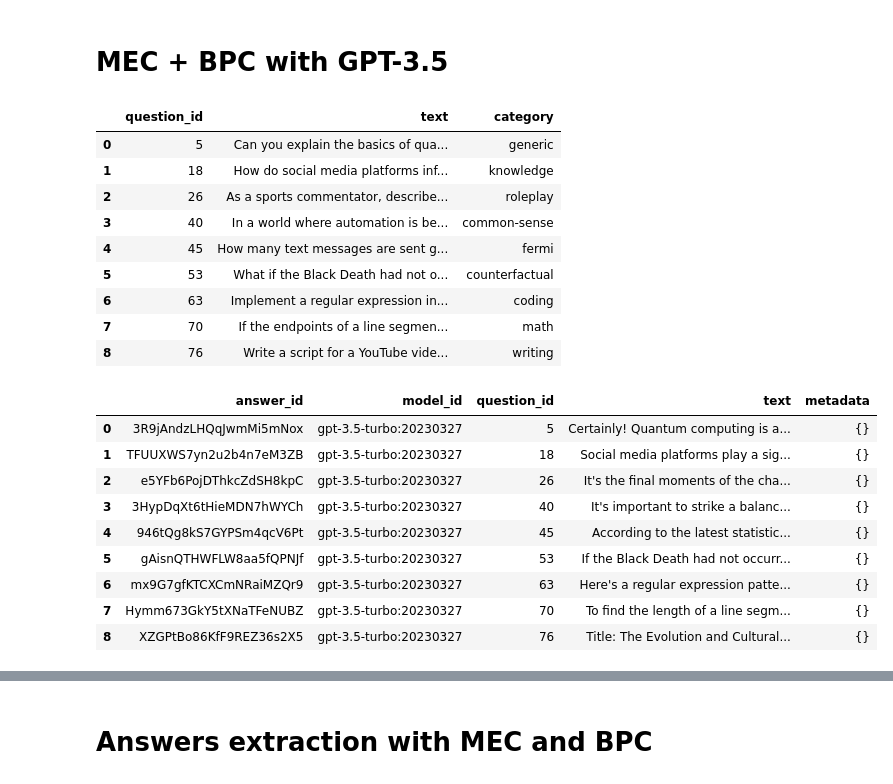
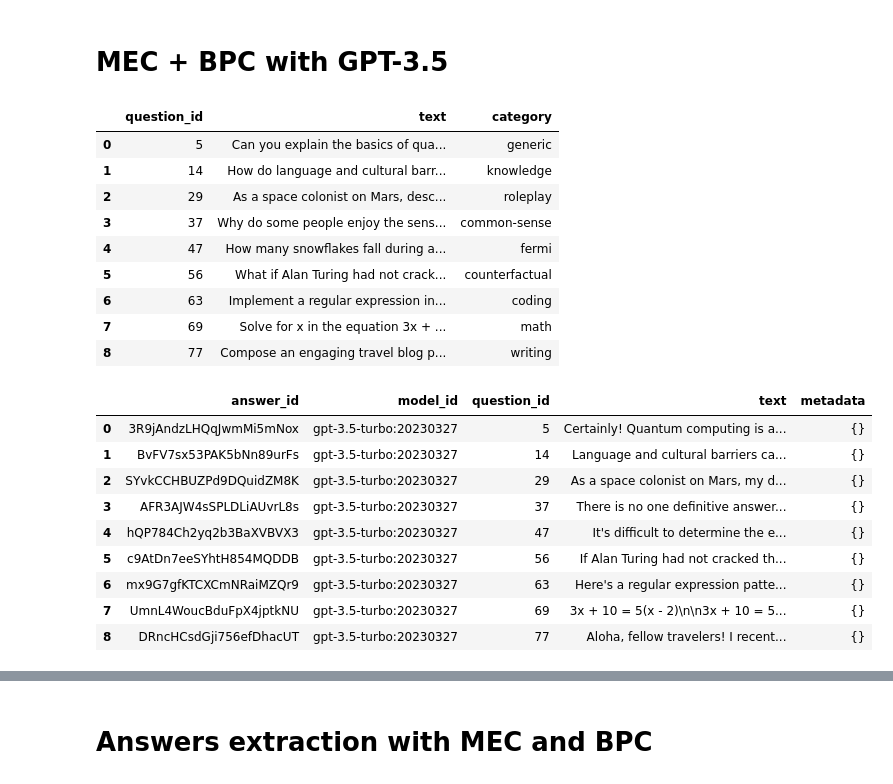
Before and after one commit to Thesis-LLM-as-a-judge-AUAS/fair-eval, a Jupyter notebook: sampled_vicuna_merging.ipynb, the cells around one changed output, grey strips where cells are left out. Drawn from its saved outputs; the diff is of its cells as text; code cells hidden in the pictures.

```diff
--- a/sampled_vicuna_merging.ipynb
+++ b/sampled_vicuna_merging.ipynb
@@ -86,29 +91,29 @@ vanilla_dropped_df.to_json('./vicuna/vanilla-vicuna.json', orient='records', lin
 # %%
-mec_questions_df = pd.read_json('./sampled/questions/2.jsonl', lines=True)
+mec_questions_df = pd.read_json(f'./sampled/questions/{MEC_QUESTION_NUMBER}.jsonl', lines=True)
 mec_questions_df
 # %% [output]
 |  | question_id | text | category |
 | 0 | 5 | Can you explain the basics of qua... | generic |
-| 1 | 18 | How do social media platforms inf... | knowledge |
-| 2 | 26 | As a sports commentator, describe... | roleplay |
-| 3 | 40 | In a world where automation is be... | common-sense |
-| 4 | 45 | How many text messages are sent g... | fermi |
-| 5 | 53 | What if the Black Death had not o... | counterfactual |
+| 1 | 14 | How do language and cultural barr... | knowledge |
+| 2 | 29 | As a space colonist on Mars, desc... | roleplay |
+| 3 | 37 | Why do some people enjoy the sens... | common-sense |
+| 4 | 47 | How many snowflakes fall during a... | fermi |
+| 5 | 56 | What if Alan Turing had not crack... | counterfactual |
 | 6 | 63 | Implement a regular expression in... | coding |
-| 7 | 70 | If the endpoints of a line segmen... | math |
-| 8 | 76 | Write a script for a YouTube vide... | writing |
+| 7 | 69 | Solve for x in the equation 3x + ... | math |
+| 8 | 77 | Compose an engaging travel blog p... | writing |
 # %%
-mec_gpt35_df = pd.read_json('./sampled/answer_gpt35/2.jsonl', lines=True)
+mec_gpt35_df = pd.read_json(f'./sampled/answer_gpt35/{MEC_QUESTION_NUMBER}.jsonl', lines=True)
 mec_gpt35_df
 # %% [output]
 |  | answer_id | model_id | question_id | text | metadata |
 | 0 | 3R9jAndzLHQqJwmMi5mNox | gpt-3.5-turbo:20230327 | 5 | Certainly! Quantum computing is a... | {} |
-| 1 | TFUUXWS7yn2u2b4n7eM3ZB | gpt-3.5-turbo:20230327 | 18 | Social media platforms play a sig... | {} |
-| 2 | e5YFb6PojDThkcZdSH8kpC | gpt-3.5-turbo:20230327 | 26 | It's the final moments of the cha... | {} |
-| 3 | 3HypDqXt6tHieMDN7hWYCh | gpt-3.5-turbo:20230327 | 40 | It's important to strike a balanc... | {} |
-| 4 | 946tQg8kS7GYPSm4qcV6Pt | gpt-3.5-turbo:20230327 | 45 | According to the latest statistic... | {} |
-| 5 | gAisnQTHWFLW8aa5fQPNJf | gpt-3.5-turbo:20230327 | 53 | If the Black Death had not occurr... | {} |
+| 1 | BvFV7sx53PAK5bNn89urFs | gpt-3.5-turbo:20230327 | 14 | Language and cultural barriers ca... | {} |
+| 2 | SYvkCCHBUZPd9DQuidZM8K | gpt-3.5-turbo:20230327 | 29 | As a space colonist on Mars, my d... | {} |
+| 3 | AFR3AJW4sSPLDLiAUvrL8s | gpt-3.5-turbo:20230327 | 37 | There is no one definitive answer... | {} |
+| 4 | hQP784Ch2yq2b3BaXVBVX3 | gpt-3.5-turbo:20230327 | 47 | It's difficult to determine the e... | {} |
+| 5 | c9AtDn7eeSYhtH854MQDDB | gpt-3.5-turbo:20230327 | 56 | If Alan Turing had not cracked th... | {} |
 | 6 | mx9G7gfKTCXCmNRaiMZQr9 | gpt-3.5-turbo:20230327 | 63 | Here's a regular expression patte... | {} |
-| 7 | Hymm673GkY5tXNaTFeNUBZ | gpt-3.5-turbo:20230327 | 70 | To find the length of a line segm... | {} |
-| 8 | XZGPtBo86KfF9REZ36s2X5 | gpt-3.5-turbo:20230327 | 76 | Title: The Evolution and Cultural... | {} |
+| 7 | UmnL4WoucBduFpX4jptkNU | gpt-3.5-turbo:20230327 | 69 | 3x + 10 = 5(x - 2)\n\n3x + 10 = 5... | {} |
+| 8 | DRncHCsdGji756efDhacUT | gpt-3.5-turbo:20230327 | 77 | Aloha, fellow travelers! I recent... | {} |
 # %%
```
Also changed, not shown: parts of 16 cells of this notebook, 49 other files.
